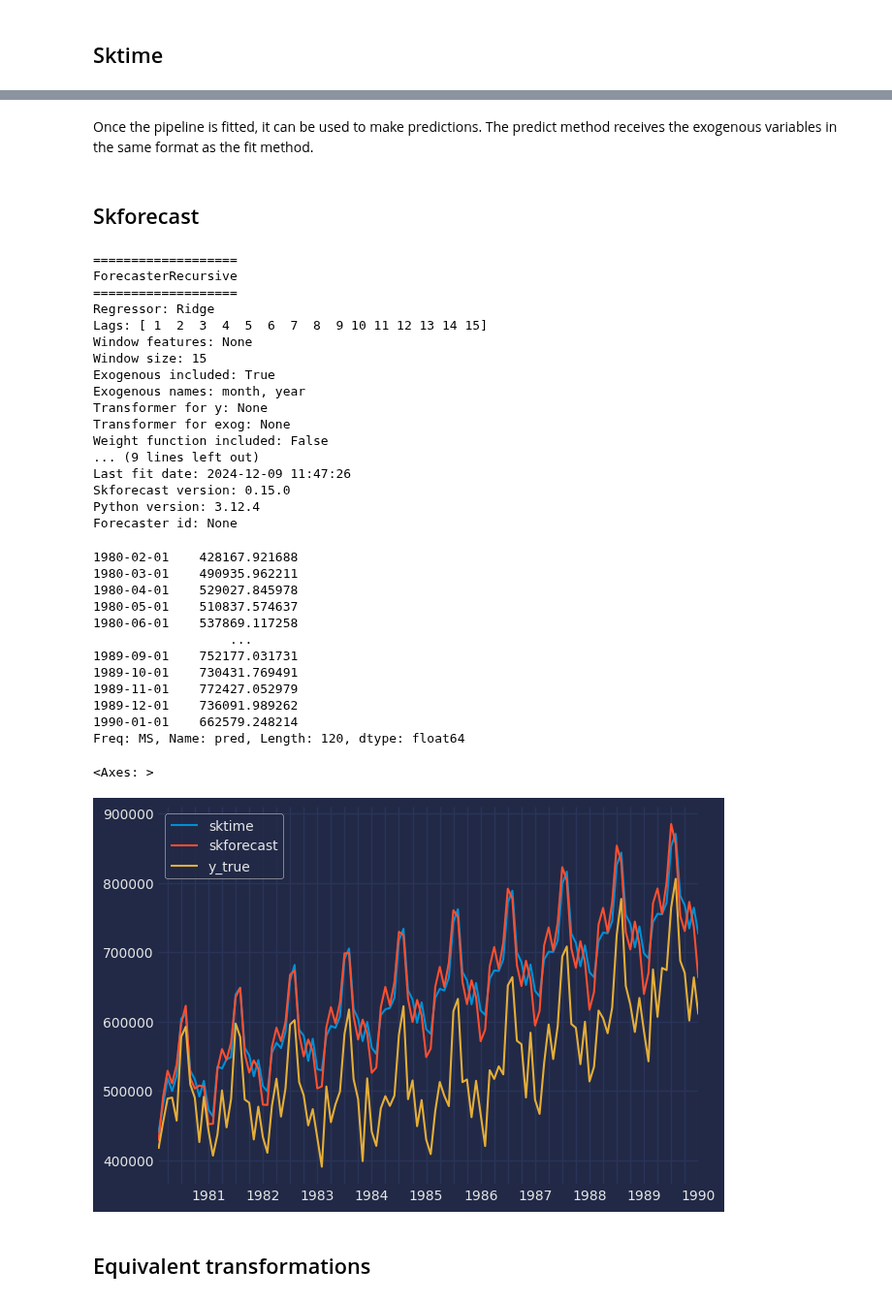
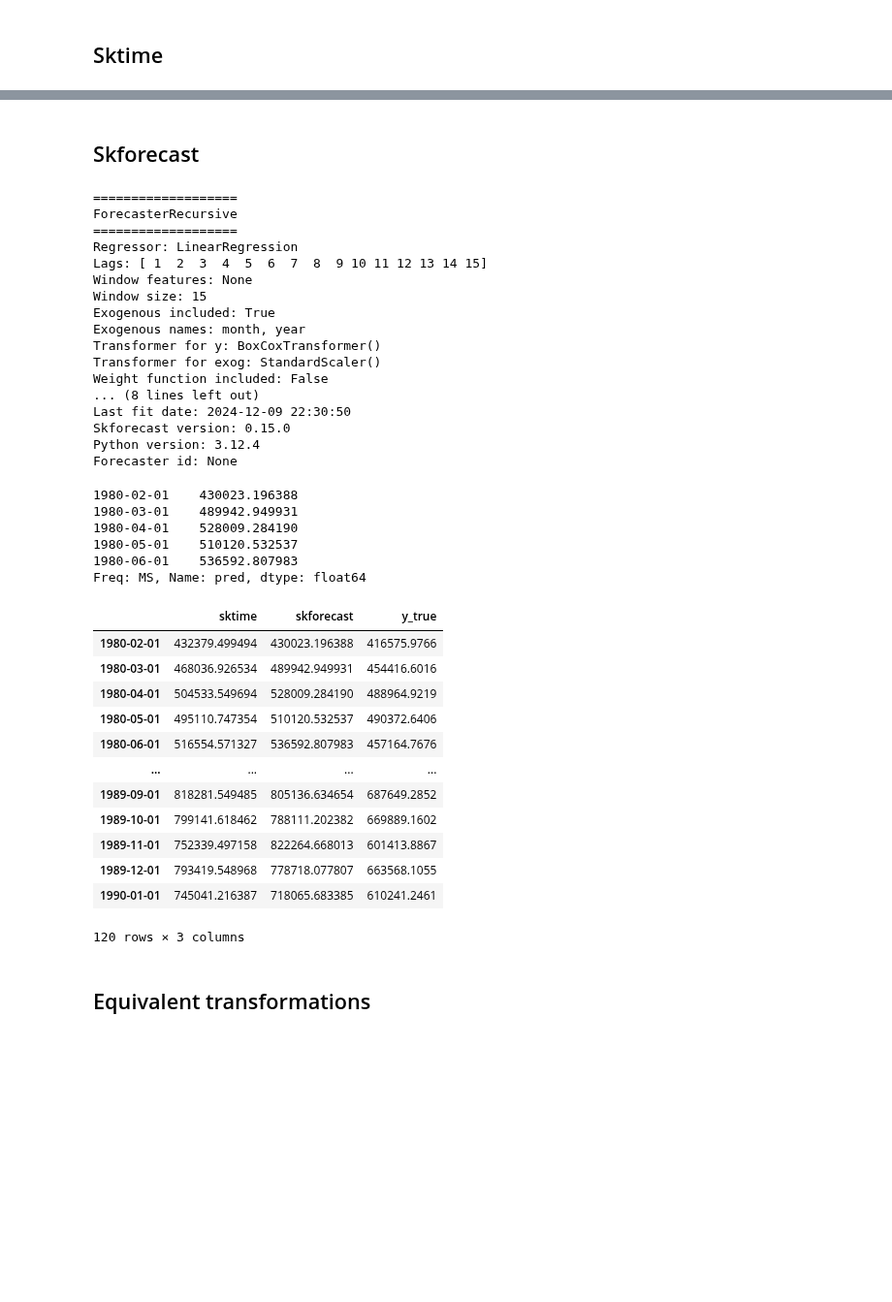
Before and after one commit to skforecast/skforecast, a Jupyter notebook: dev/sktime_pipelines.ipynb, the cells around one changed output, grey strips where cells are left out. Shown at 97% size. Cells and saved outputs as stored; diff of their text form; code cells hidden in the pictures; blank space fills up the shorter version.

```diff
--- a/dev/sktime_pipelines.ipynb
+++ b/dev/sktime_pipelines.ipynb
@@ -109,22 +93,24 @@ data["year"] = data.index.year
 # %% [markdown]
 ## Sktime
 # %%
+# Sktime pipeline
+# ======================================================================================
 # Wrap the Ridge regressor into a forecaster
-ridge_forecaster = make_reduction(Ridge(random_state=987), window_length=15, strategy="recursive")
+regressor = make_reduction(LinearRegression(), window_length=15, strategy="recursive")
 
 # Define the transformed target forecaster
 pipe_y = TransformedTargetForecaster(
     steps=[
-        #("boxcox", BoxCoxTransformer()),
+        ("boxcox", BoxCoxTransformer()),
         #("differencer", Differencer(lags=1)),
-        ("forecaster", ridge_forecaster),
+        ("regressor", regressor),
     ]
 )
 
 # Define the full forecasting pipeline
 pipe_X = ForecastingPipeline(
     steps=[
-        #("scaler", TabularToSeriesAdaptor(StandardScaler())),
+        ("scaler", TabularToSeriesAdaptor(StandardScaler())),
         ("forecaster", pipe_y),
     ]
 )
@@ -140,8 +130,7 @@ ForecastingPipeline(steps=[('forecaster',
 # Predict
 # ======================================================================================
 from sktime.forecasting.base import ForecastingHorizon
-# fh=np.arange(1, len(data_test)+1)
-fh = ForecastingHorizon(data_test.index, is_relative=False)
+fh = ForecastingHorizon(np.arange(1, len(data_test)+1), is_relative=True)
 predictions_sktime = pipe_X.predict(fh=fh, X=data_test[['month', 'year']])
 predictions_sktime
 # %% [output]
@@ -160,5 +148,3 @@ date
 Freq: MS, Name: litters, Length: 120, dtype: float64
-# %% [markdown]
-Once the pipeline is fitted, it can be used to make predictions. The predict method receives the exogenous variables in the same format as the fit method.
 # %% [markdown]
 ## Skforecast
@@ -167,9 +151,11 @@ from skforecast.recursive import ForecasterRecursive
 # %%
+# Skforecast with transformations
+# ======================================================================================
 forecaster = ForecasterRecursive(
-    regressor=Ridge(random_state=987),
+    regressor=LinearRegression(),
     lags = 15,
-    #transformer_y=PowerTransformer(method='box-cox', standardize=False),
-    #transformer_exog=StandardScaler(),
+    transformer_y=BoxCoxTransformer(),
+    transformer_exog=StandardScaler(),
     #differentiation=1
 )
 forecaster.fit(y=data_train['litters'], exog=data_train[['month', 'year']])
@@ -178,45 +164,51 @@ forecaster
 ===================
 ForecasterRecursive
 ===================
-Regressor: Ridge
+Regressor: LinearRegression
 Lags: [ 1  2  3  4  5  6  7  8  9 10 11 12 13 14 15]
 Window features: None
 Window size: 15
 Exogenous included: True
 Exogenous names: month, year
-Transformer for y: None
-Transformer for exog: None
+Transformer for y: BoxCoxTransformer()
+Transformer for exog: StandardScaler()
 Weight function included: False
-... (9 lines left out)
-Last fit date: 2024-12-09 11:47:26
+... (8 lines left out)
+Last fit date: 2024-12-09 22:30:50
 Skforecast version: 0.15.0
 Python version: 3.12.4
 Forecaster id: None
 # %%
 predictios_skforecast = forecaster.predict(steps=len(data_test), exog=data_test[['month', 'year']])
-predictios_skforecast
+predictios_skforecast.head()
 # %% [output]
-1980-02-01    428167.921688
-1980-03-01    490935.962211
-1980-04-01    529027.845978
-1980-05-01    510837.574637
-1980-06-01    537869.117258
-                  ...
-1989-09-01    752177.031731
-1989-10-01    730431.769491
-1989-11-01    772427.052979
-1989-12-01    736091.989262
-1990-01-01    662579.248214
-Freq: MS, Name: pred, Length: 120, dtype: float64
+1980-02-01    430023.196388
+1980-03-01    489942.949931
+1980-04-01    528009.284190
+1980-05-01    510120.532537
+1980-06-01    536592.807983
+Freq: MS, Name: pred, dtype: float64
 # %%
-pd.DataFrame({
+results = pd.DataFrame({
     'sktime': predictions_sktime,
     'skforecast': predictios_skforecast,
     'y_true': data_test['litters']
-}).plot()
+})
+results
 # %% [output]
+|  | sktime | skforecast | y_true |
+| 1980-02-01 | 432379.499494 | 430023.196388 | 416575.9766 |
+| 1980-03-01 | 468036.926534 | 489942.949931 | 454416.6016 |
+| 1980-04-01 | 504533.549694 | 528009.284190 | 488964.9219 |
+| 1980-05-01 | 495110.747354 | 510120.532537 | 490372.6406 |
+| 1980-06-01 | 516554.571327 | 536592.807983 | 457164.7676 |
+| ... | ... | ... | ... |
+| 1989-09-01 | 818281.549485 | 805136.634654 | 687649.2852 |
+| 1989-10-01 | 799141.618462 | 788111.202382 | 669889.1602 |
+| 1989-11-01 | 752339.497158 | 822264.668013 | 601413.8867 |
+| 1989-12-01 | 793419.548968 | 778718.077807 | 663568.1055 |
+| 1990-01-01 | 745041.216387 | 718065.683385 | 610241.2461 |
-<Axes: >
+120 rows × 3 columns
-[figure, removed]
 # %% [markdown]
 ## Equivalent transformations
 # %% [markdown]
```
Also changed, not shown: parts of 15 cells of this notebook.
